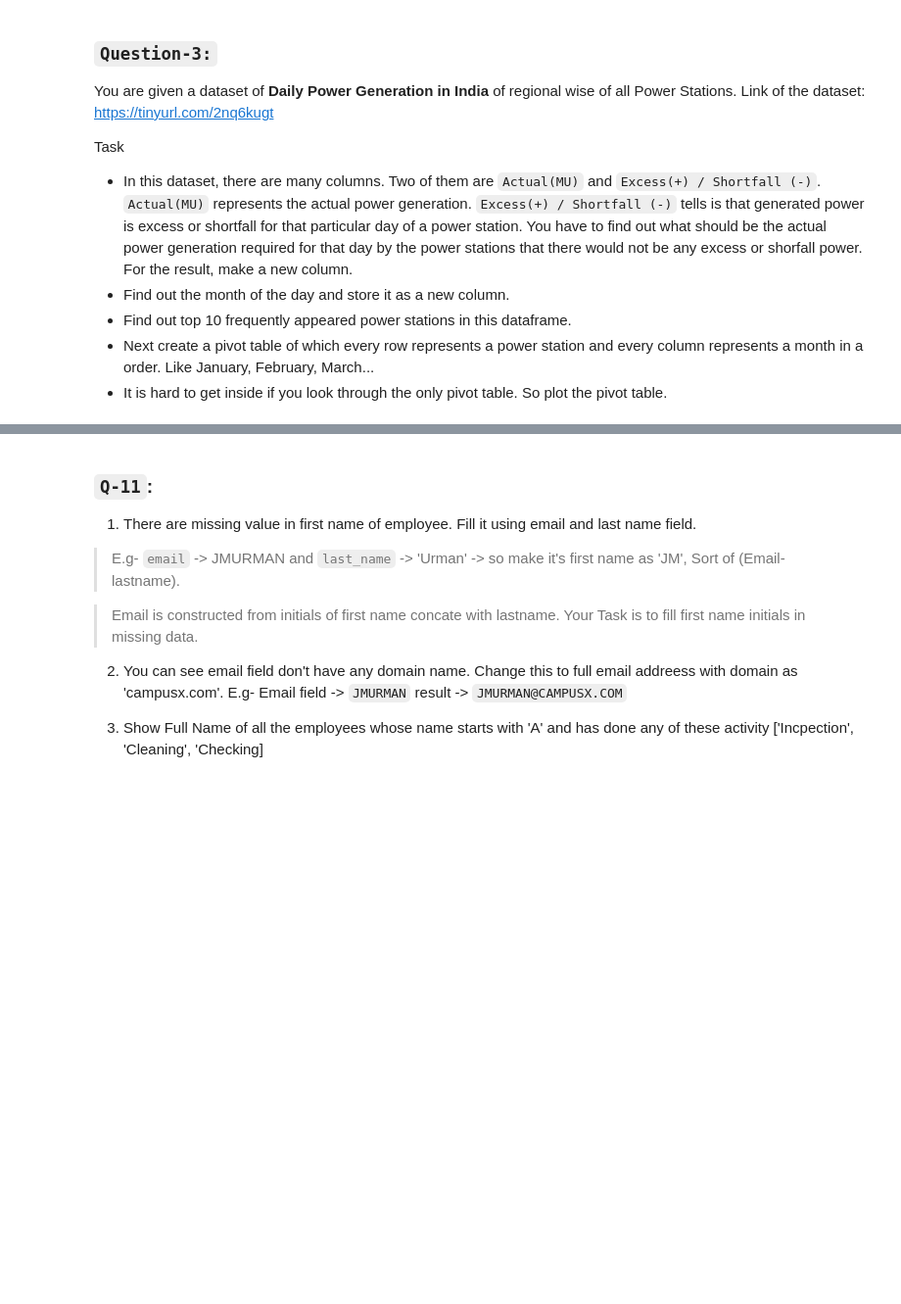
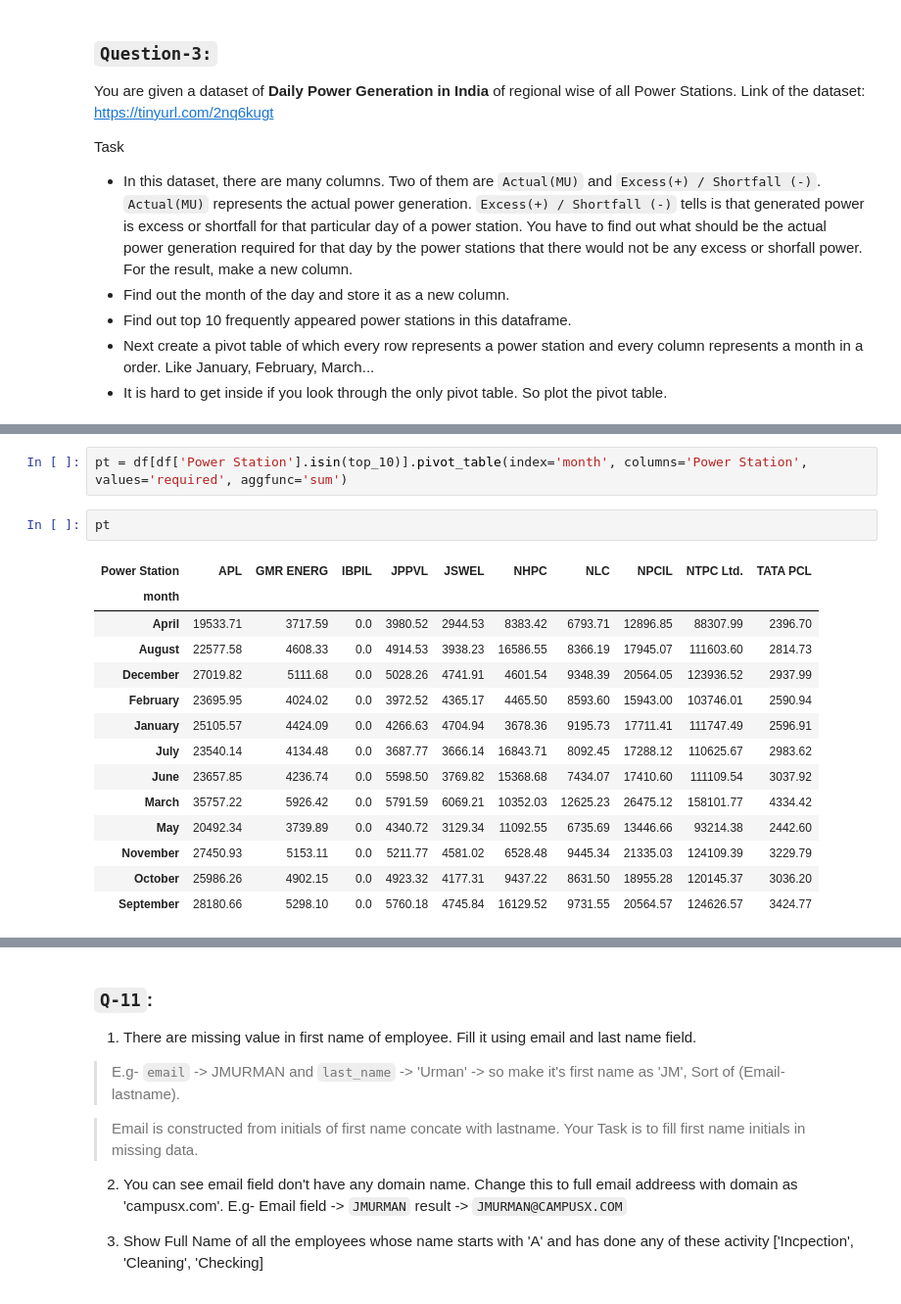
Before and after one commit to visheshbpatel/data-science, a Jupyter notebook: 05-pandas/22-vectorized-string-datetime/03-task.ipynb, the cells around one changed output, grey strips where cells are left out. Shown at 98% size. Cells and saved outputs as stored; diff of their text form; blank space fills up the shorter version.

```diff
--- a/05-pandas/22-vectorized-string-datetime/03-task.ipynb
+++ b/05-pandas/22-vectorized-string-datetime/03-task.ipynb
@@ -142,0 +227,19 @@ Task
+# %%
+pt = df[df['Power Station'].isin(top_10)].pivot_table(index='month', columns='Power Station', values='required', aggfunc='sum')
+# %%
+pt
+# %% [output]
+| Power Station | APL | GMR ENERG | IBPIL | JPPVL | JSWEL | NHPC | NLC | NPCIL | NTPC Ltd. | TATA PCL |
+| month |  |  |  |  |  |  |  |  |  |  |
+| April | 19533.71 | 3717.59 | 0.0 | 3980.52 | 2944.53 | 8383.42 | 6793.71 | 12896.85 | 88307.99 | 2396.70 |
+| August | 22577.58 | 4608.33 | 0.0 | 4914.53 | 3938.23 | 16586.55 | 8366.19 | 17945.07 | 111603.60 | 2814.73 |
+| December | 27019.82 | 5111.68 | 0.0 | 5028.26 | 4741.91 | 4601.54 | 9348.39 | 20564.05 | 123936.52 | 2937.99 |
+| February | 23695.95 | 4024.02 | 0.0 | 3972.52 | 4365.17 | 4465.50 | 8593.60 | 15943.00 | 103746.01 | 2590.94 |
+| January | 25105.57 | 4424.09 | 0.0 | 4266.63 | 4704.94 | 3678.36 | 9195.73 | 17711.41 | 111747.49 | 2596.91 |
+| July | 23540.14 | 4134.48 | 0.0 | 3687.77 | 3666.14 | 16843.71 | 8092.45 | 17288.12 | 110625.67 | 2983.62 |
+| June | 23657.85 | 4236.74 | 0.0 | 5598.50 | 3769.82 | 15368.68 | 7434.07 | 17410.60 | 111109.54 | 3037.92 |
+| March | 35757.22 | 5926.42 | 0.0 | 5791.59 | 6069.21 | 10352.03 | 12625.23 | 26475.12 | 158101.77 | 4334.42 |
+| May | 20492.34 | 3739.89 | 0.0 | 4340.72 | 3129.34 | 11092.55 | 6735.69 | 13446.66 | 93214.38 | 2442.60 |
+| November | 27450.93 | 5153.11 | 0.0 | 5211.77 | 4581.02 | 6528.48 | 9445.34 | 21335.03 | 124109.39 | 3229.79 |
+| October | 25986.26 | 4902.15 | 0.0 | 4923.32 | 4177.31 | 9437.22 | 8631.50 | 18955.28 | 120145.37 | 3036.20 |
+| September | 28180.66 | 5298.10 | 0.0 | 5760.18 | 4745.84 | 16129.52 | 9731.55 | 20564.57 | 124626.57 | 3424.77 |
```
Also changed, not shown: parts of 43 cells of this notebook.
